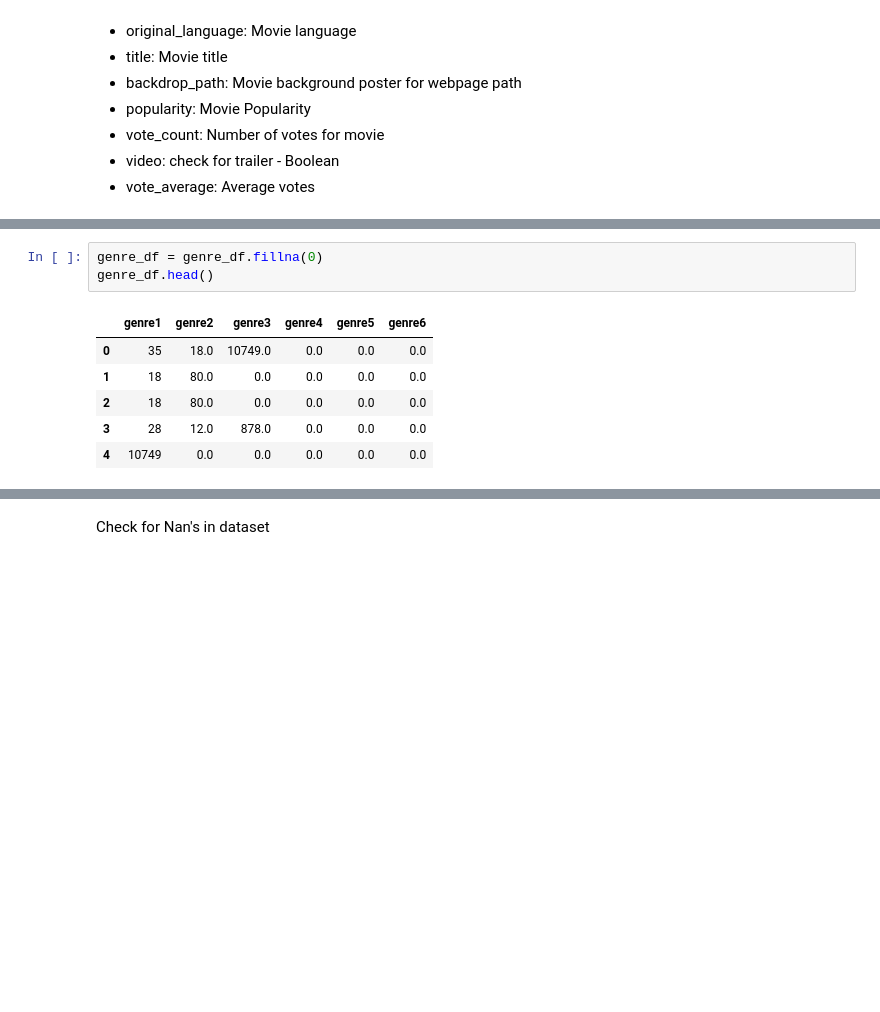
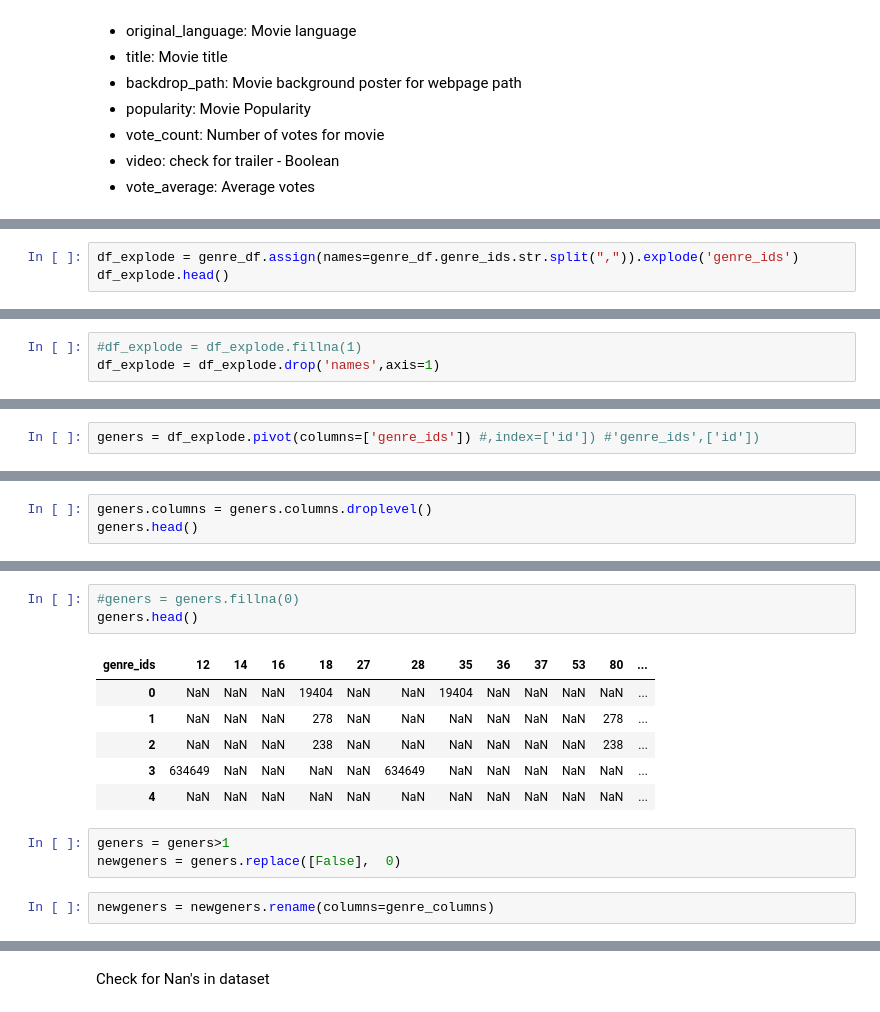
Before and after one commit to divyakumar95/ProgrammingDA_CA, a Jupyter notebook: Prog_Da_CA02.ipynb, the cells around one changed output, grey strips where cells are left out. Saved outputs shown, nothing was run; the diff lists cells and outputs as text; blank space fills up the shorter version.

Commit message:
Sorted genre_ids and added graph

```diff
--- a/Prog_Da_CA02.ipynb
+++ b/Prog_Da_CA02.ipynb
@@ -111,0 +149,3 @@ genre_df = pd.DataFrame(data['genre_ids'].to_list(),columns=['genre1','genre2','
+# %%
+df_explode = genre_df.assign(names=genre_df.genre_ids.str.split(",")).explode('genre_ids')
+df_explode.head()
@@ -111,0 +168,3 @@ genre_df = pd.DataFrame(data['genre_ids'].to_list(),columns=['genre1','genre2','
+# %%
+#df_explode = df_explode.fillna(1)
+df_explode = df_explode.drop('names',axis=1)
@@ -111,0 +213,2 @@ genre_df = pd.DataFrame(data['genre_ids'].to_list(),columns=['genre1','genre2','
+# %%
+geners = df_explode.pivot(columns=['genre_ids']) #,index=['id']) #'genre_ids',['id'])
@@ -111,0 +219,3 @@ genre_df = pd.DataFrame(data['genre_ids'].to_list(),columns=['genre1','genre2','
+# %%
+geners.columns = geners.columns.droplevel()
+geners.head()
@@ -112,10 +229,15 @@ genre_df = pd.DataFrame(data['genre_ids'].to_list(),columns=['genre1','genre2','
 # %%
-genre_df = genre_df.fillna(0)
-genre_df.head()
+#geners = geners.fillna(0)
+geners.head()
 # %% [output]
-|  | genre1 | genre2 | genre3 | genre4 | genre5 | genre6 |
-| 0 | 35 | 18.0 | 10749.0 | 0.0 | 0.0 | 0.0 |
-| 1 | 18 | 80.0 | 0.0 | 0.0 | 0.0 | 0.0 |
-| 2 | 18 | 80.0 | 0.0 | 0.0 | 0.0 | 0.0 |
-| 3 | 28 | 12.0 | 878.0 | 0.0 | 0.0 | 0.0 |
-| 4 | 10749 | 0.0 | 0.0 | 0.0 | 0.0 | 0.0 |
+| genre_ids | 12 | 14 | 16 | 18 | 27 | 28 | 35 | 36 | 37 | 53 | 80 | ... |
+| 0 | NaN | NaN | NaN | 19404 | NaN | NaN | 19404 | NaN | NaN | NaN | NaN | ... |
+| 1 | NaN | NaN | NaN | 278 | NaN | NaN | NaN | NaN | NaN | NaN | 278 | ... |
+| 2 | NaN | NaN | NaN | 238 | NaN | NaN | NaN | NaN | NaN | NaN | 238 | ... |
+| 3 | 634649 | NaN | NaN | NaN | NaN | 634649 | NaN | NaN | NaN | NaN | NaN | ... |
+| 4 | NaN | NaN | NaN | NaN | NaN | NaN | NaN | NaN | NaN | NaN | NaN | ... |
+# %%
+geners = geners>1
+newgeners = geners.replace([False],  0)
+# %%
+newgeners = newgeners.rename(columns=genre_columns)
```
Also changed, not shown: parts of 27 cells of this notebook.
